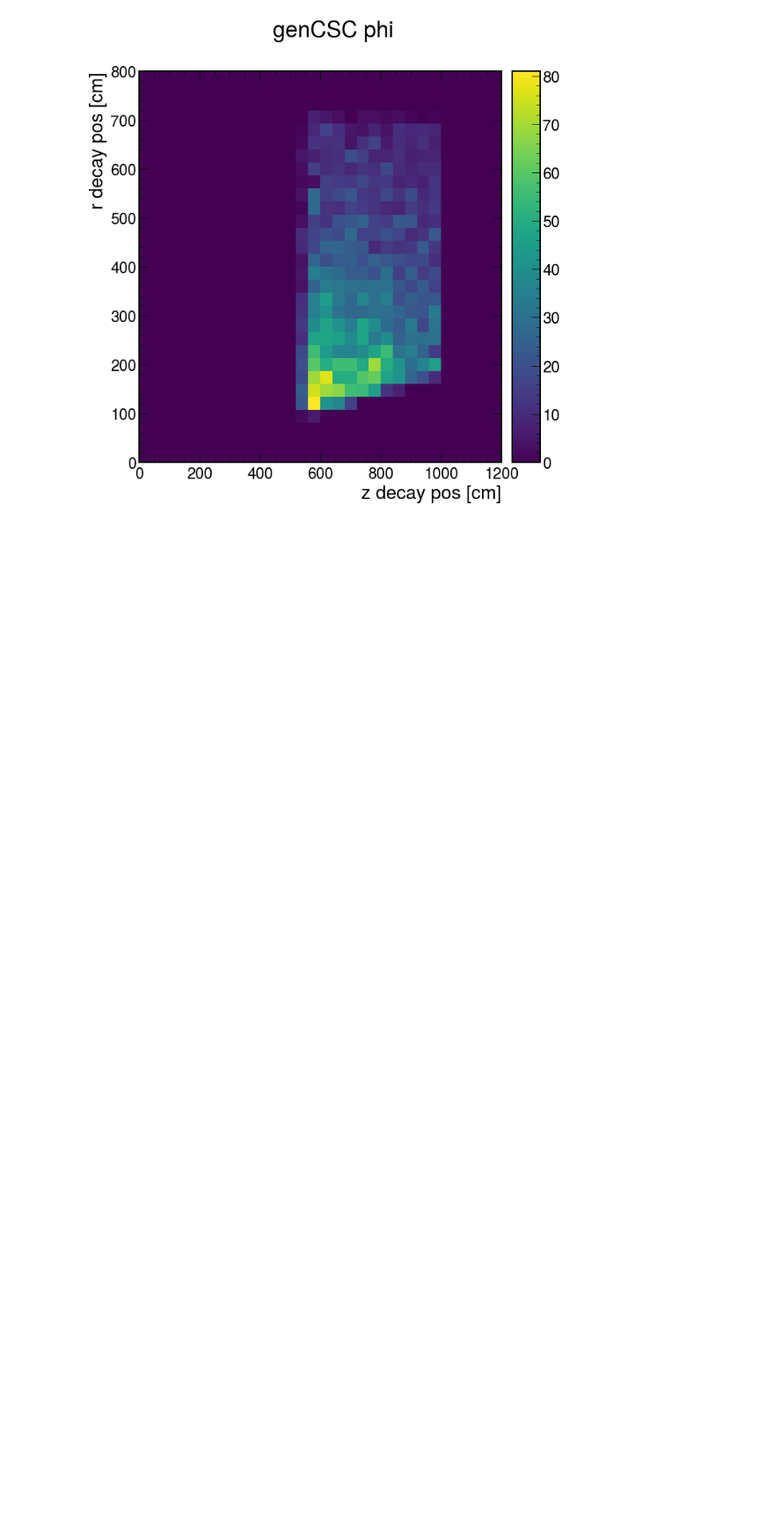
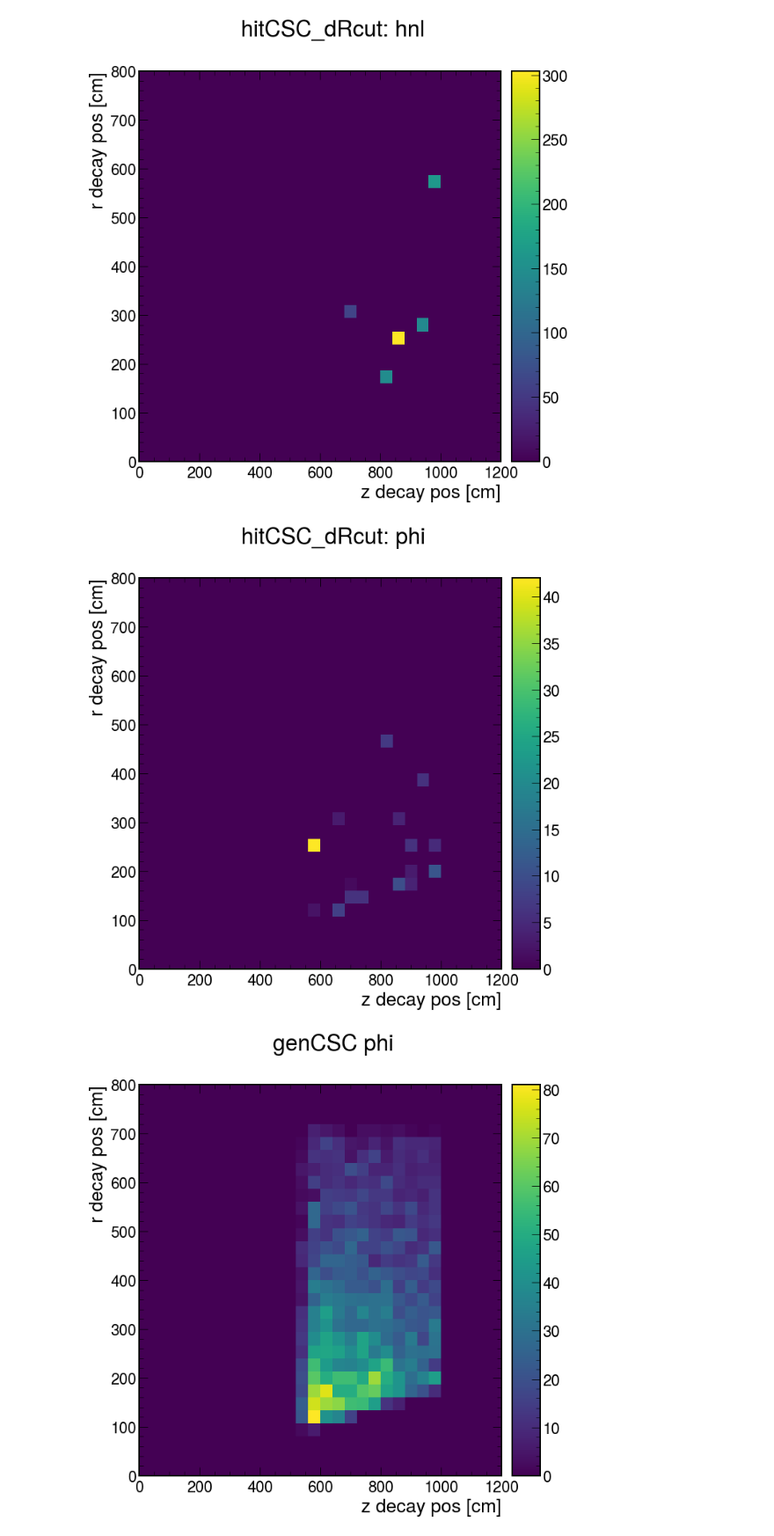
Before and after one commit to AnthonyAportela/LLPs, a Jupyter notebook: notebooks/Bplus/ntuple_processor.ipynb, the cells around one changed output. Shown: that part at 88% size. Cells and saved outputs as stored; diff of their text form; code cells hidden in the pictures; blank space fills up the shorter version.

Commit message:
added some hit hists

```diff
--- a/notebooks/Bplus/ntuple_processor.ipynb
+++ b/notebooks/Bplus/ntuple_processor.ipynb
@@ -268,3 +283,19 @@ out
+# %%
+hep.style.use("CMS")
+
+grp = 'hitCSC_dRcut'
+proc = 'hnl'
+hep.hist2dplot(out[proc][grp])
+plt.suptitle(f'{grp}: {proc}')
+plt.show()
+
+proc = 'phi'
+hep.hist2dplot(out[proc][grp])
+plt.suptitle(f'{grp}: {proc}')
+plt.show()
+# %% [output]
+[figure, added]
+[figure, added]
 # %%
 hep.style.use("CMS")
 for junk in out:
```
Also changed, not shown: parts of 15 cells of this notebook.
